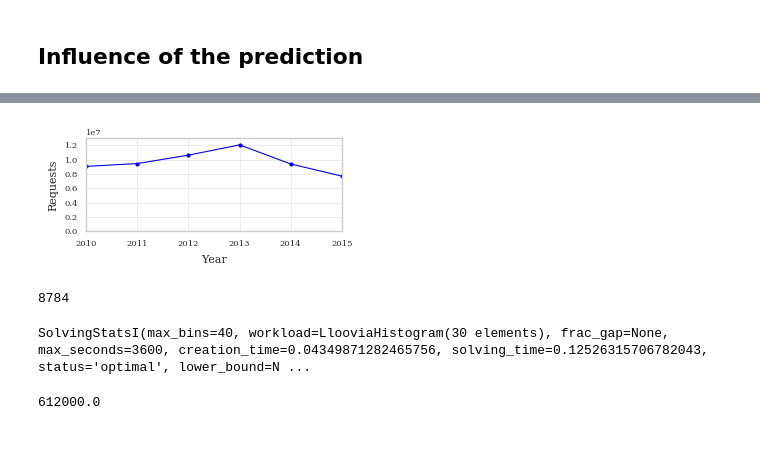
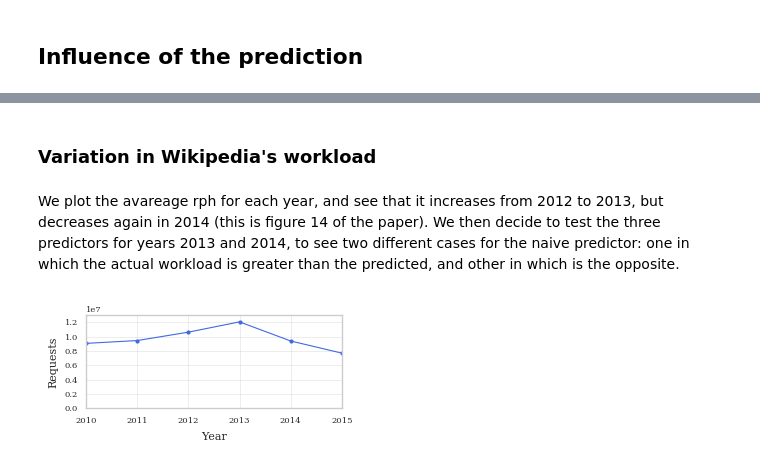
Before and after one commit to asi-uniovi/lloovia, a Jupyter notebook: notebooks/Graphing results (WIP).ipynb, the cells around one changed output, grey strips where cells are left out. Drawn from its saved outputs; the diff is of its cells as text; code cells hidden in the pictures; blank space fills up the shorter version.

```diff
--- a/notebooks/Graphing results (WIP).ipynb
+++ b/notebooks/Graphing results (WIP).ipynb
@@ -531,18 +665,18 @@ with matplotlib.style.context(paper_style):
+# %% [markdown]
+### Variation in Wikipedia's workload
+# %% [markdown]
+We plot the avareage rph for each year, and see that it increases from 2012 to 2013, but decreases again in 2014 (this is figure 14 of the paper). We then decide to test the three predictors for years 2013 and 2014, to see two different cases for the naive predictor: one in which the actual workload is greater than the predicted, and other in which is the opposite.
 # %%
 workload = pd.read_csv("../data/processed/traces_en_wikipedia.csv",
                    sep=";", names=["time", "requests"], header=None)
 workload.time = pd.to_datetime(workload.time)
 workload = workload.set_index(workload.time)
 with matplotlib.style.context(paper_style):
     workload.resample('A').mean().plot(marker="o", ylim=0, legend=None,
-                            figsize=(3.3, 1.2))
+                            figsize=(3.3, 1.2), color="RoyalBlue")
     plt.xlabel('Year')
     plt.ylabel('Requests')
-    # plt.gcf().savefig("../public/latex/paper/fig-010-wikipedia-load-per-year.pgf",
-    #                 bbox_inches = 'tight')
+    plt.gcf().savefig("../reports/figures/fig-014-wikipedia-load-per-year.pgf",
+                     bbox_inches = 'tight')
 # %% [output]
-[figure, old version]
+[figure, new version]
-# %%
-len(workload["2012"])
-# %% [output]
-8784
@@ -551,8 +682,0 @@ _x = pickle.load(open("/tmp/interim/phaseI/case_wikipedia_2014_multi_Azure_bins_
-# %%
-_x.solving_stats
-# %% [output]
-SolvingStatsI(max_bins=40, workload=LlooviaHistogram(30 elements), frac_gap=None, max_seconds=3600, creation_time=0.04349871282465756, solving_time=0.12526315706782043, status='optimal', lower_bound=N ...
-# %%
-_x.compute_reserved_performance()
-# %% [output]
-612000.0
```
Also changed, not shown: parts of 53 cells of this notebook, 19 other files.
